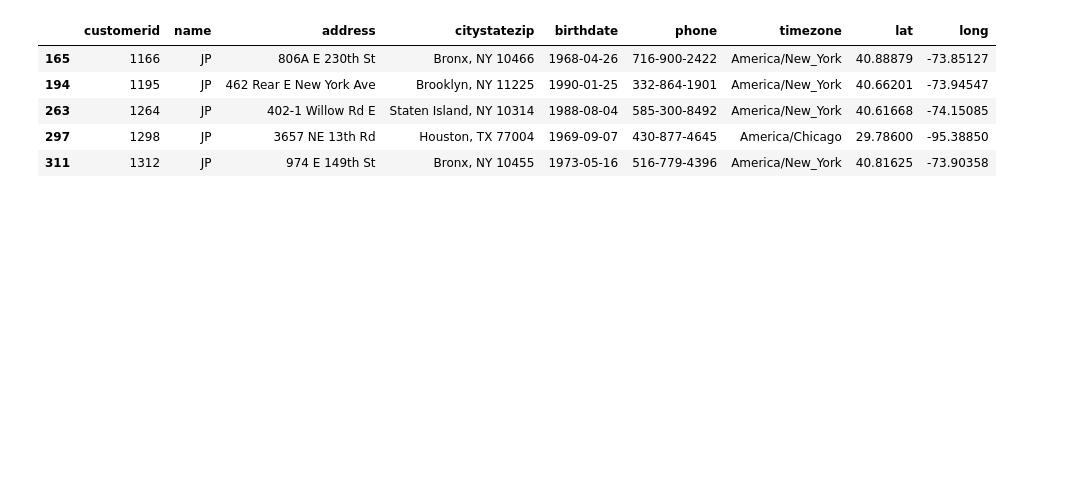
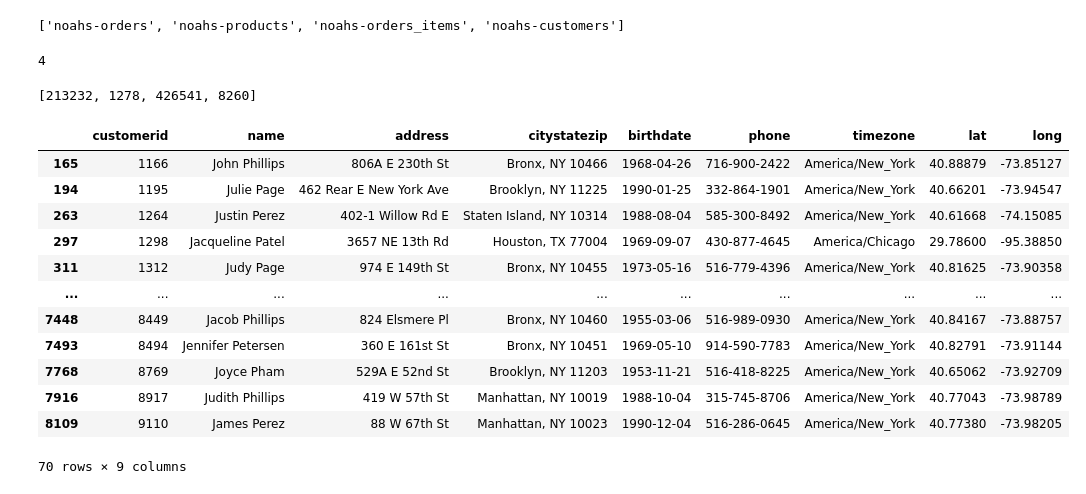
Before and after one commit to nuoxoxo/hanukkah-of-data, a Jupyter notebook: 5784/night-2.ipynb, the cells around one changed output. Cells and saved outputs as stored; diff of their text form; code cells hidden in the pictures; blank space fills up the shorter version.

```diff
--- a/5784/night-2.ipynb
+++ b/5784/night-2.ipynb
@@ -1,18 +1,42 @@
+# %%
+import pandas as pd
+import os
+Headers = [_.split('.')[0] for _ in os.listdir('./') if '.csv' in _]
+Headers
+# Got all the CSV filenames w/o extensions
+# %% [output]
+['noahs-orders', 'noahs-products', 'noahs-orders_items', 'noahs-customers']
+# %%
+CSVS = [pd.read_csv(header + '.csv') for header in Headers]
+len( CSVS )
+# Should be 4 as there are 4 files in total
+# %% [output]
+4
+# %%
+NO, NP, NOIT, NC = CSVS
+[len(_) for _ in [NO, NP, NOIT, NC]]
+# Final setup: we need all 4 DataFrames
+# %% [output]
+[213232, 1278, 426541, 8260]
 # %%
-import pandas as pd
-A = pd.read_csv('noahs-customers.csv')
 def abbrev (name):
-    res = ''
-    for pt in name.split():
-        res += pt[0]
-    return res
-A.name = A.name.apply(abbrev)
-A[A.name == 'JP'].head()
+    return ''.join(_[0] for _ in name.split()).upper() == 'JP'
+
+JP = NC[NC.name.apply(lambda x: abbrev(x))]
+JP
+# Got all contractors whose initials == JP
 # %% [output]
 |  | customerid | name | address | citystatezip | birthdate | phone | timezone | lat | long |
-| 165 | 1166 | JP | 806A E 230th St | Bronx, NY 10466 | 1968-04-26 | 716-900-2422 | America/New_York | 40.88879 | -73.85127 |
-| 194 | 1195 | JP | 462 Rear E New York Ave | Brooklyn, NY 11225 | 1990-01-25 | 332-864-1901 | America/New_York | 40.66201 | -73.94547 |
-| 263 | 1264 | JP | 402-1 Willow Rd E | Staten Island, NY 10314 | 1988-08-04 | 585-300-8492 | America/New_York | 40.61668 | -74.15085 |
-| 297 | 1298 | JP | 3657 NE 13th Rd | Houston, TX 77004 | 1969-09-07 | 430-877-4645 | America/Chicago | 29.78600 | -95.38850 |
-| 311 | 1312 | JP | 974 E 149th St | Bronx, NY 10455 | 1973-05-16 | 516-779-4396 | America/New_York | 40.81625 | -73.90358 |
+| 165 | 1166 | John Phillips | 806A E 230th St | Bronx, NY 10466 | 1968-04-26 | 716-900-2422 | America/New_York | 40.88879 | -73.85127 |
+| 194 | 1195 | Julie Page | 462 Rear E New York Ave | Brooklyn, NY 11225 | 1990-01-25 | 332-864-1901 | America/New_York | 40.66201 | -73.94547 |
+| 263 | 1264 | Justin Perez | 402-1 Willow Rd E | Staten Island, NY 10314 | 1988-08-04 | 585-300-8492 | America/New_York | 40.61668 | -74.15085 |
+| 297 | 1298 | Jacqueline Patel | 3657 NE 13th Rd | Houston, TX 77004 | 1969-09-07 | 430-877-4645 | America/Chicago | 29.78600 | -95.38850 |
+| 311 | 1312 | Judy Page | 974 E 149th St | Bronx, NY 10455 | 1973-05-16 | 516-779-4396 | America/New_York | 40.81625 | -73.90358 |
+| ... | ... | ... | ... | ... | ... | ... | ... | ... | ... |
+| 7448 | 8449 | Jacob Phillips | 824 Elsmere Pl | Bronx, NY 10460 | 1955-03-06 | 516-989-0930 | America/New_York | 40.84167 | -73.88757 |
+| 7493 | 8494 | Jennifer Petersen | 360 E 161st St | Bronx, NY 10451 | 1969-05-10 | 914-590-7783 | America/New_York | 40.82791 | -73.91144 |
+| 7768 | 8769 | Joyce Pham | 529A E 52nd St | Brooklyn, NY 11203 | 1953-11-21 | 516-418-8225 | America/New_York | 40.65062 | -73.92709 |
+| 7916 | 8917 | Judith Phillips | 419 W 57th St | Manhattan, NY 10019 | 1988-10-04 | 315-745-8706 | America/New_York | 40.77043 | -73.98789 |
+| 8109 | 9110 | James Perez | 88 W 67th St | Manhattan, NY 10023 | 1990-12-04 | 516-286-0645 | America/New_York | 40.77380 | -73.98205 |
+70 rows × 9 columns
 # %%
```
Also changed, not shown: parts of 7 cells of this notebook.
